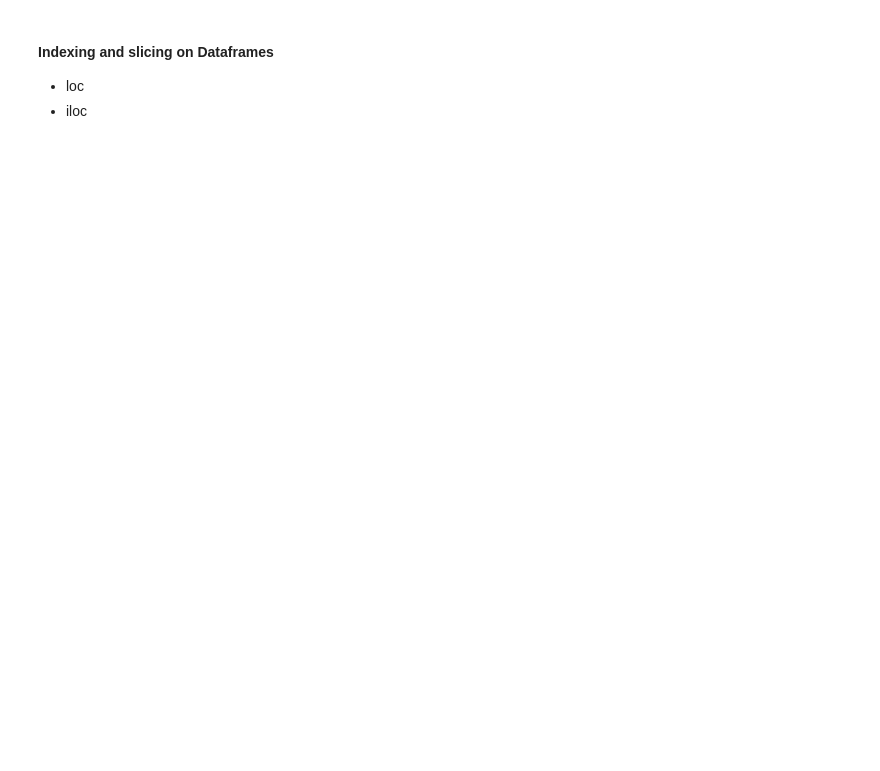
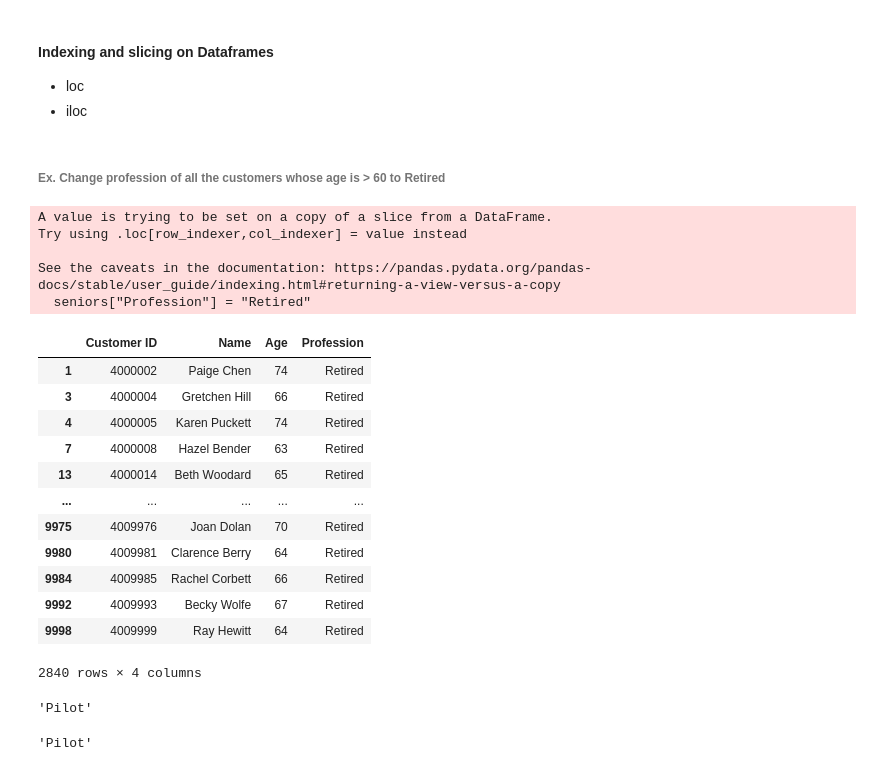
Before and after one commit to knowledge-corner/Vituare-Research, a Jupyter notebook: Day - 3 and Day 4.ipynb, the cells around one changed output. Saved outputs shown, nothing was run; the diff lists cells and outputs as text; code cells hidden in the pictures; blank space fills up the shorter version.

```diff
--- a/Day - 3 and Day 4.ipynb
+++ b/Day - 3 and Day 4.ipynb
@@ -1171,0 +1234,4 @@ pd.read_csv("BSE Sensex 30 Historical Data.csv")
+# %%
+# Option 2 - add the new column to the at index position 1 of the df
+df.insert(1, "Name", df["First Name"] + " " + df["Last Name"])
+df.head(2)
@@ -1171,0 +1244,2 @@ pd.read_csv("BSE Sensex 30 Historical Data.csv")
+# %%
+df.drop(columns=["First Name", "Last Name", "Full Name"], inplace= True)
@@ -1181,3 +1273,39 @@ pd.read_csv("BSE Sensex 30 Historical Data.csv")
 #### Indexing and slicing on Dataframes
 - loc
 - iloc
+# %% [markdown]
+###### Ex. Change profession of all the customers whose age is > 60 to Retired
+# %%
+seniors = df[df["Age"] > 60]
+# %%
+seniors["Profession"] = "Retired"
+# %% [output]
+A value is trying to be set on a copy of a slice from a DataFrame.
+Try using .loc[row_indexer,col_indexer] = value instead
+
+See the caveats in the documentation: https://pandas.pydata.org/pandas-docs/stable/user_guide/indexing.html#returning-a-view-versus-a-copy
+  seniors["Profession"] = "Retired"
+# %%
+seniors
+# %% [output]
+|  | Customer ID | Name | Age | Profession |
+| 1 | 4000002 | Paige Chen | 74 | Retired |
+| 3 | 4000004 | Gretchen Hill | 66 | Retired |
+| 4 | 4000005 | Karen Puckett | 74 | Retired |
+| 7 | 4000008 | Hazel Bender | 63 | Retired |
+| 13 | 4000014 | Beth Woodard | 65 | Retired |
+| ... | ... | ... | ... | ... |
+| 9975 | 4009976 | Joan Dolan | 70 | Retired |
+| 9980 | 4009981 | Clarence Berry | 64 | Retired |
+| 9984 | 4009985 | Rachel Corbett | 66 | Retired |
+| 9992 | 4009993 | Becky Wolfe | 67 | Retired |
+| 9998 | 4009999 | Ray Hewitt | 64 | Retired |
+2840 rows × 4 columns
+# %%
+df.loc[0, "Profession"]  # Label wise
+# %% [output]
+'Pilot'
+# %%
+df.iloc[0, 3]  # index-wise
+# %% [output]
+'Pilot'
```
Also changed, not shown: parts of 25 cells of this notebook, 2 other files.
